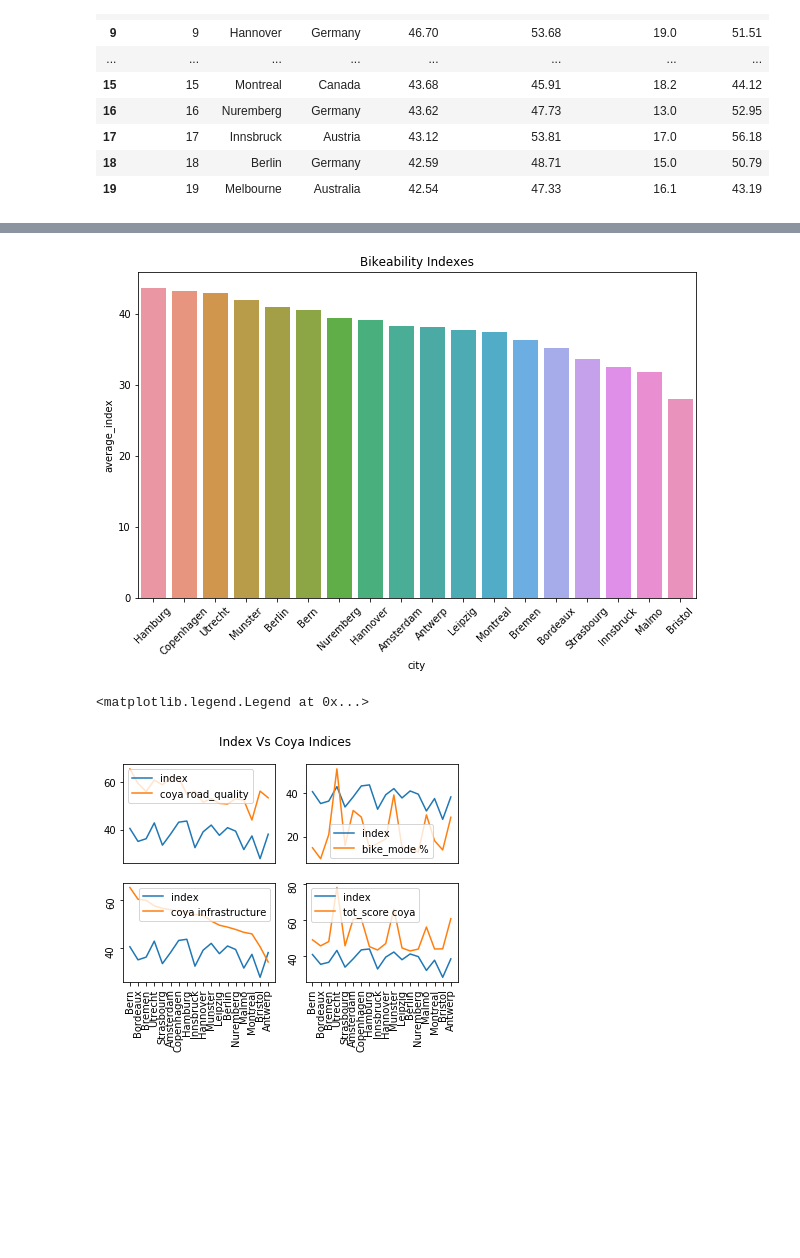
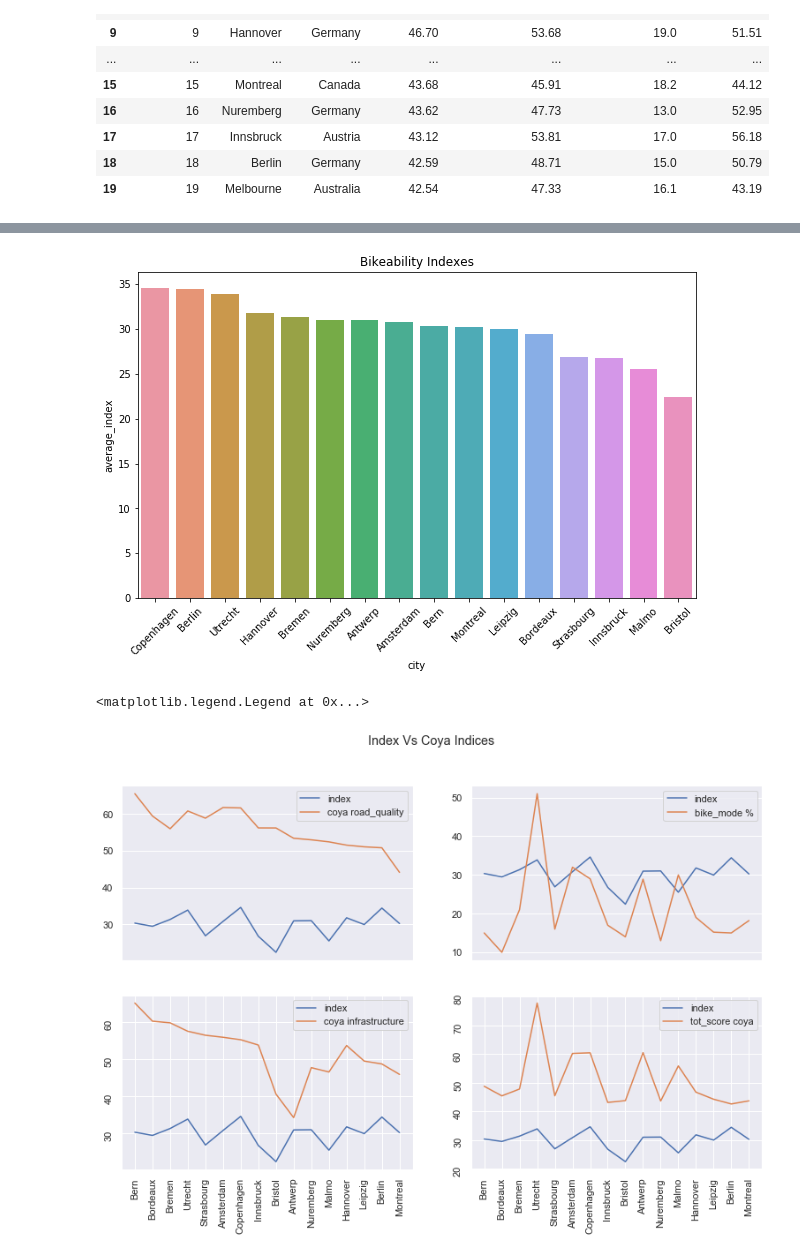
Before and after one commit to DchemistRae/Bikeability_calculator, a Jupyter notebook: result_analysis.ipynb, the cells around one changed output, grey strips where cells are left out. Cells and saved outputs as stored; diff of their text form; code cells hidden in the pictures; blank space fills up the shorter version.

Commit message:
Oneway and cycleway added as new variables Analysis updated with new results

```diff
--- a/result_analysis.ipynb
+++ b/result_analysis.ipynb
@@ -5,7 +5,7 @@ import matplotlib.pyplot as plt
 %matplotlib inline
 # %%
 
-result = pd.read_csv('result_grid.csv')
+result = pd.read_csv('result_grid_final.csv')
 # %%
 result[['city','country']] =result['place'].str.split(',',expand=True)
 result["city"]= result["city"].replace('Copenhagen Municipality', "Copenhagen")
@@ -82,27 +82,27 @@ chart.set_xticklabels(chart.get_xticklabels(), rotation=45)
 plt.title('Bikeability Indexes')
 plt.show()
 # %% [output]
-[figure, old version]
+[figure, new version]
 # %%
-fig, ax = plt.subplots(2,2)
+fig, ax = plt.subplots(2,2,figsize=(13,8))
 fig.suptitle('Index Vs Coya Indices')
 ax[0,0].plot(df['city'], df['average_index'], label = 'index')
 ax[0,0].plot(df['city'], df['road_quality'], label = 'coya road_quality')
 ax[1,0].plot(df['city'], df['average_index'], label = 'index')
 ax[1,0].plot(df['city'], df['bike_infrastructure'], label = 'coya infrastructure')
 ax[1,0].legend(loc = 'top right')
 ax[0,0].legend(loc = 'top right')
 ax[0,0].get_xaxis().set_ticks([])
 ax[1,0].tick_params(labelrotation=90)
 
 ax[1,1].plot(df['city'], df['average_index'], label = 'index')
 ax[1,1].plot(df['city'], df['total_score'], label = 'tot_score coya')
 ax[0,1].plot(df['city'], df['average_index'], label = 'index')
 ax[0,1].plot(df['city'], df['bike_use_percent'], label = 'bike_mode %')
 ax[1,1].tick_params(labelrotation=90)
 ax[0,1].get_xaxis().set_ticks([])
 ax[0,1].legend(loc = 'top right')
 ax[1,1].legend(loc = 'top right')
 # %% [output]
 <matplotlib.legend.Legend at 0x...>
-[figure, old version]
+[figure, new version]
```
Also changed, not shown: parts of 4 cells of this notebook, 24 other files.
